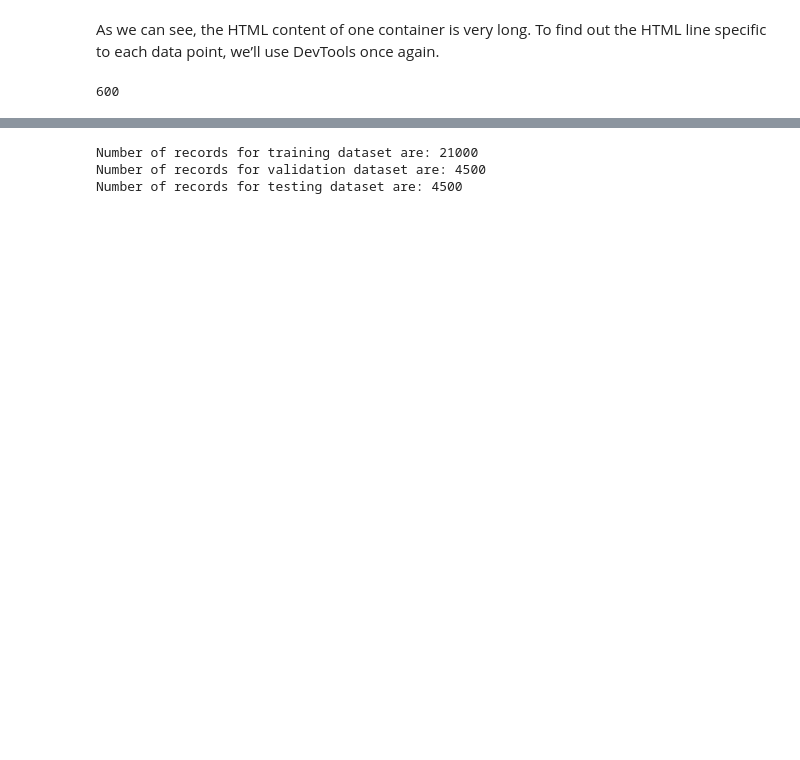
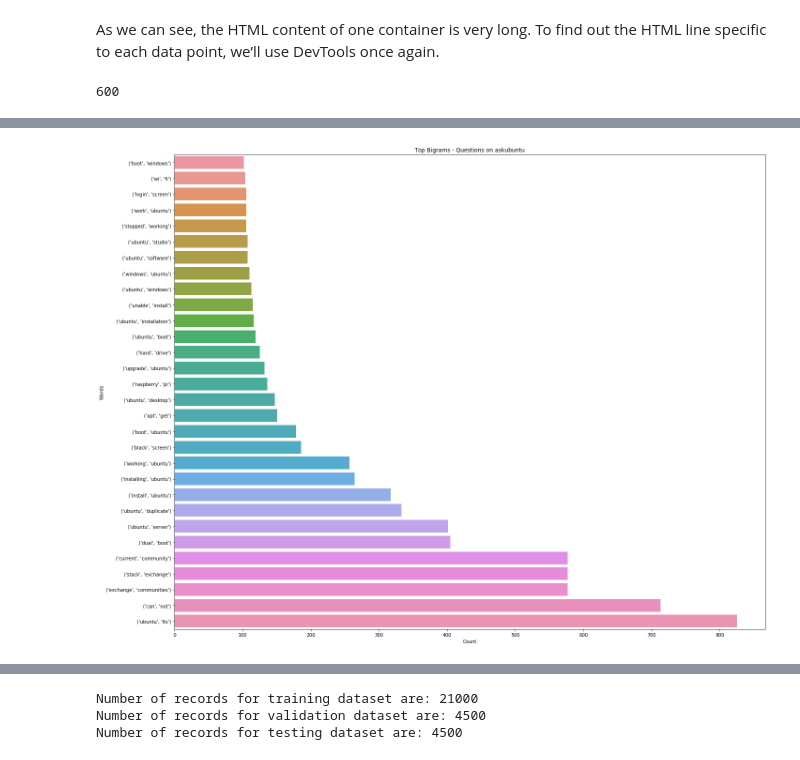
Before and after one commit to agamkachhal/COMP8240_GroupS, a Jupyter notebook: askubuntu_stackexchange.ipynb, the cells around one changed output, grey strips where cells are left out. Drawn from its saved outputs; the diff is of its cells as text; code cells hidden in the pictures; blank space fills up the shorter version.

```diff
--- a/askubuntu_stackexchange.ipynb
+++ b/askubuntu_stackexchange.ipynb
@@ -191 +237,12 @@ ask_ubuntu_df.head(10)
+# %%
+# Looping over questions list and building bigrams from the list.
+
+bigrams_tags_freq = defaultdict(int)
+for sentence in ask_ubuntu_df['Questions']:
+    for word in build_ngrams(sentence, 2):
+        bigrams_tags_freq[word] = bigrams_tags_freq[word] + 1
+# %%
+plot_horizontal_bar(bigrams_tags_freq, 'Top Bigrams - Questions on askubuntu')
+# %% [output]
+[figure, added]
 # %%
```
Also changed, not shown: parts of 32 cells of this notebook.
